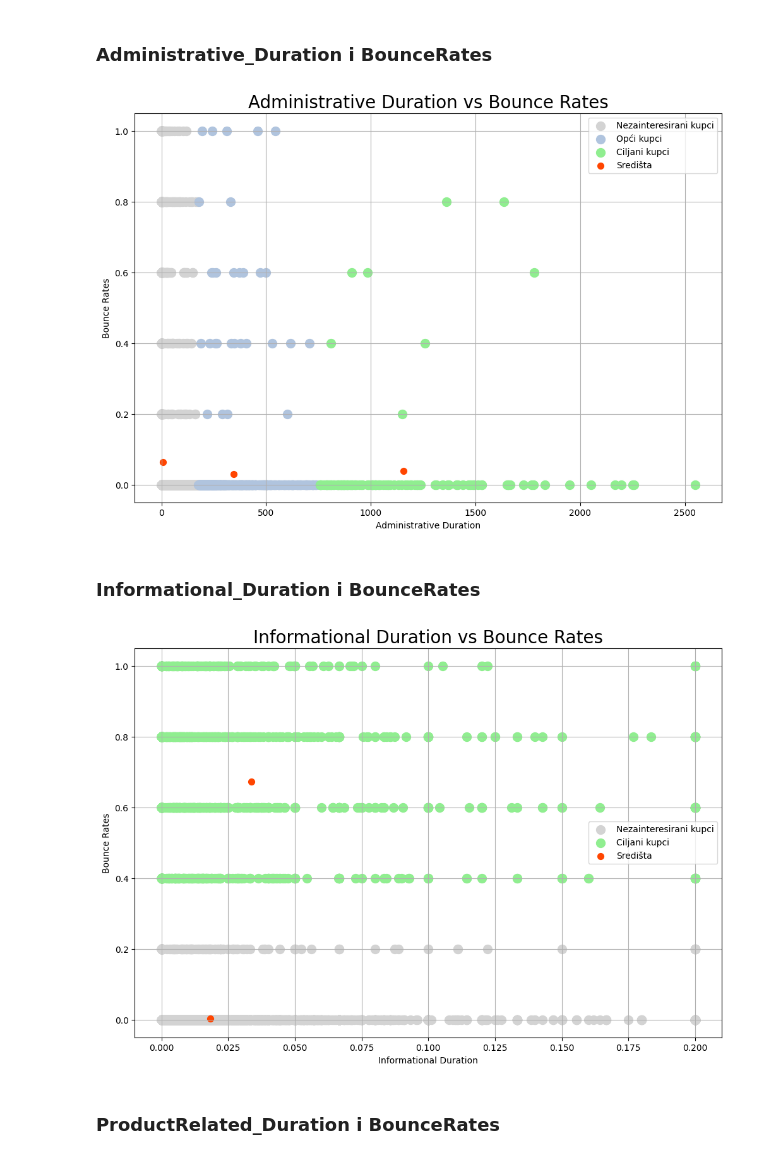
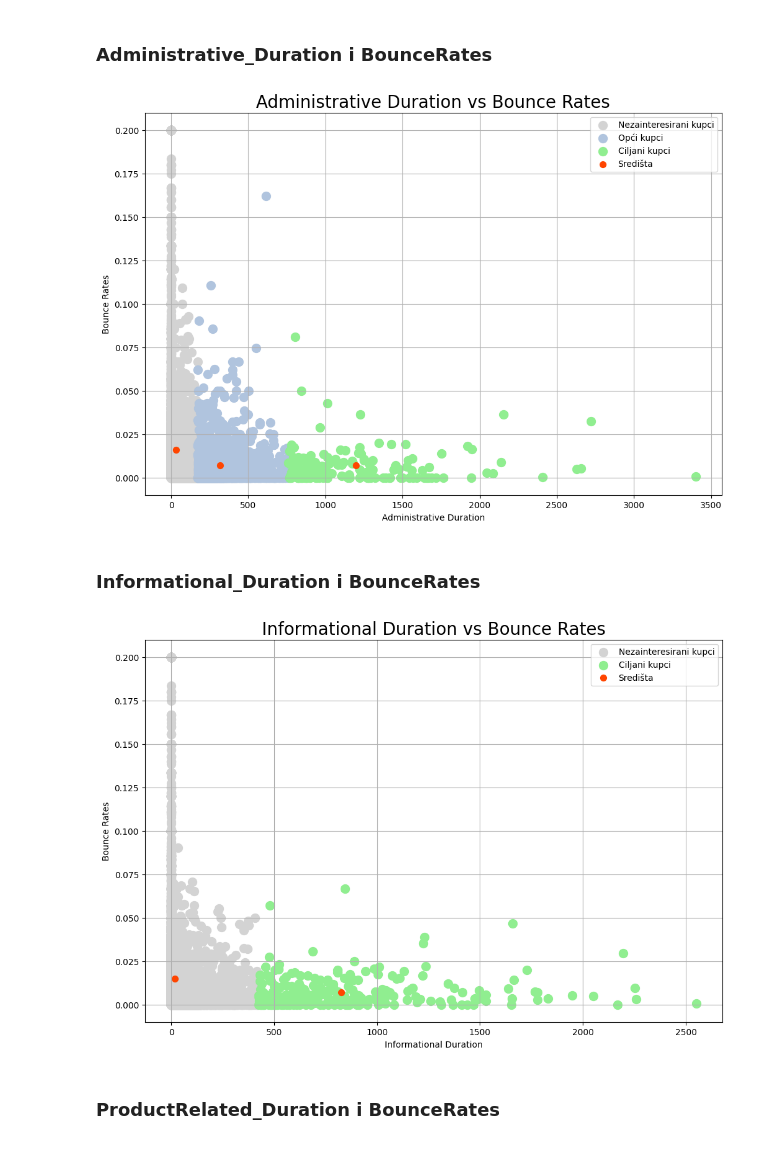
Before and after one commit to lspajic20/Projekt---Python, a Jupyter notebook: SUIS_Projekt.ipynb, the cells around one changed output. Drawn from its saved outputs; the diff is of its cells as text; code cells hidden in the pictures.

```diff
--- a/SUIS_Projekt.ipynb
+++ b/SUIS_Projekt.ipynb
@@ -197,0 +183,40 @@ Broj dupliciranih zapisa: 0
+# %%
+#OG -> K = 2: Silhouette score = 0.2992 K = 3: Silhouette score = 0.2855
+#columns_to_drop = ['ProductRelated'] # K = 2: Silhouette score = 0.2711 K = 3: Silhouette score = 0.2860
+#columns_to_drop = ['ExitRates'] #K = 2: Silhouette score = 0.3233 K = 3: Silhouette score = 0.1472
+#columns_to_drop = ['ProductRelated', 'ExitRates'] # K = 2: Silhouette score = 0.3059 , K = 3: Silhouette score = 0.2418
+#columns_to_drop = ['Administrative'] # K = 2: Silhouette score = 0.3261 K = 3: Silhouette score = 0.3081
+#columns_to_drop = ['Informational'] # K = 2: Silhouette score = 0.2587 K = 3: Silhouette score = 0.2817
+#columns_to_drop = ['Informational', 'ProductRelated', 'Administrative'] # K = 2: Silhouette score = 0.3373 K = 3: Silhouette score = 0.2552
+#columns_to_drop = ['Informational', 'ProductRelated', 'Administrative', 'ExitRates'] #K = 2: Silhouette score = 0.3273 K = 3: Silhouette score = 0.2515
+#columns_to_drop = ['Administrative', 'Informational'] #K = 2: Silhouette score = 0.3022 K = 3: Silhouette score = 0.2341
+#columns_to_drop = ['Administrative', 'TrafficType'] # K = 2: Silhouette score = 0.2225 K = 3: Silhouette score = 0.2466
+#columns_to_drop = ['Administrative', 'Informational', 'TrafficType'] # K = 2: Silhouette score = 0.3278 K = 3: Silhouette score = 0.3406
+#columns_to_drop = ['Administrative', 'Informational', 'TrafficType', 'Browser'] # K = 2: Silhouette score = 0.3395 K = 3: Silhouette score = 0.3576
+#columns_to_drop = ['Administrative', 'Informational', 'TrafficType', 'Browser', 'Region'] #K = 2: Silhouette score = 0.3690 K = 3: Silhouette score = 0.3723
+#columns_to_drop = ['Administrative', 'Informational', 'TrafficType', 'Browser', 'Region', 'OperatingSystems'] #K = 2: Silhouette score = 0.2751 K = 3: Silhouette score = 0.3503
+#columns_to_drop = ['Administrative', 'Informational','ProductRelated', 'TrafficType', 'Browser', 'Region'] # K = 2: Silhouette score = 0.3608 K = 3: Silhouette score = 0.3090
+#columns_to_drop = ['Administrative','ProductRelated', 'TrafficType', 'Browser', 'Region'] #K = 2: Silhouette score = 0.2970 K = 3: Silhouette score = 0.3262
+#columns_to_drop = ['Administrative','Informational', 'TrafficType', 'Browser', 'Region', 'ExitRates'] #K = 2: Silhouette score = 0.3998 K = 3: Silhouette score = 0.3433
+#columns_to_drop = ['Administrative','Informational', 'TrafficType', 'Browser', 'Region', 'BounceRates'] #K = 2: Silhouette score = 0.3931 K = 3: Silhouette score = 0.3154
+#columns_to_drop = ['TrafficType', 'Browser', 'Region'] #K = 2: Silhouette score = 0.2572 K = 3: Silhouette score = 0.3359
+#columns_to_drop = ['TrafficType', 'Browser', 'Region','OperatingSystems'] #  K = 2: Silhouette score = 0.3660 K = 3: Silhouette score = 0.3085
+#columns_to_drop = ['Informational', 'TrafficType', 'Browser', 'Region'] # K = 2: Silhouette score = 0.2798 K = 3: Silhouette score = 0.3298
+#columns_to_drop = []
+
+columns_to_drop = ['Administrative', 'Informational', 'TrafficType', 'Browser', 'Region']
+
+
+# Izbacivanje odabranih kolona
+data = data.drop(columns=columns_to_drop)
+
+data.drop_duplicates(keep='first', inplace=True)
+
+# Provjera dupliciranih zapisa nakon uklanjanja
+duplicates = data.duplicated().sum()
+print(f"\nBroj dupliciranih zapisa: {duplicates}")
+
+numerical_columns = data.select_dtypes(include=['float64', 'int64']).columns
+
+# Provjera i rješavanje eventualnih NaN vrijednosti u numeričkim stupcima
+data[numerical_columns] = data[numerical_columns].fillna(data[numerical_columns].mean())
@@ -336,7 +376,7 @@ KMeans Silhouette score: 0.2674
 import matplotlib.pyplot as plt
 import numpy as np
 
-x = data.iloc[:, [1, 6]].values #Administrative Duration i Bounce Rates
+x = data.iloc[:, [0, 4]].values #Administrative Duration i Bounce Rates
 km = KMeans(n_clusters=3, init='k-means++', max_iter=300, n_init=20, random_state=42)
 y_means = km.fit_predict(x)
 
@@ -362,36 +402,36 @@ plt.ylabel('Bounce Rates')
 plt.legend()
 plt.show()
 # %% [output]
-[figure, old version]
+[figure, new version]
 # %% [markdown]
 ### Informational_Duration i BounceRates
 # %%
-x = data.iloc[:, [3, 6]].values #Informational Duration i Bounce Rates
+x = data.iloc[:, [1, 4]].values #Informational Duration i Bounce Rates
 km = KMeans(n_clusters=2, init='k-means++', max_iter=300, n_init=20, random_state=42)
 y_means = km.fit_predict(x)
 
 centers = km.cluster_centers_
 sorted_indices = np.argsort(centers[:, 0])  # Sort centroids by x-coordinate
 
 # Create a mapping for labels
 label_mapping = {original: new for new, original in enumerate(sorted_indices)}
 y_means = np.array([label_mapping[label] for label in y_means])  # Reassign labels
 km.cluster_centers_ = centers[sorted_indices]  # Sort centroids accordingly
 
 plt.figure(figsize=(12, 8))
 
 plt.scatter(x[y_means == 0, 0], x[y_means == 0, 1], s=100, c='lightgray', label='Nezainteresirani kupci')
 plt.scatter(x[y_means == 1, 0], x[y_means == 1, 1], s=100, c='lightgreen', label='Ciljani kupci')
 plt.scatter(km.cluster_centers_[:, 0], km.cluster_centers_[:, 1], s=50, c='orangered', label='Središta')
 
 plt.title('Informational Duration vs Bounce Rates', fontsize = 20)
 plt.grid()
 plt.xlabel('Informational Duration')
 plt.ylabel('Bounce Rates')
 plt.legend()
 plt.show()
 # %% [output]
-[figure, old version]
+[figure, new version]
 # %% [markdown]
 ### ProductRelated_Duration i BounceRates
 # %%
```
Also changed, not shown: parts of 70 cells of this notebook.
